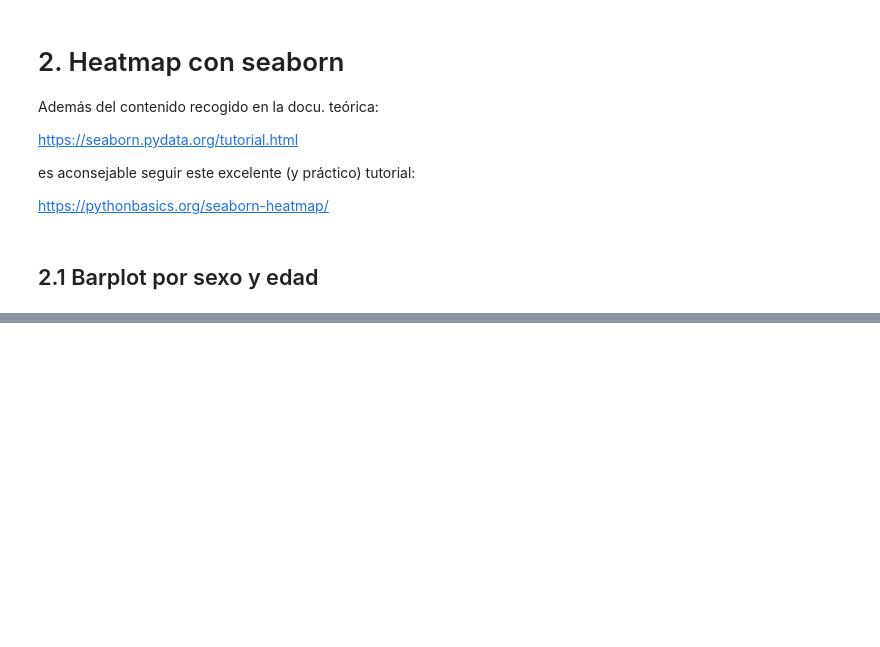
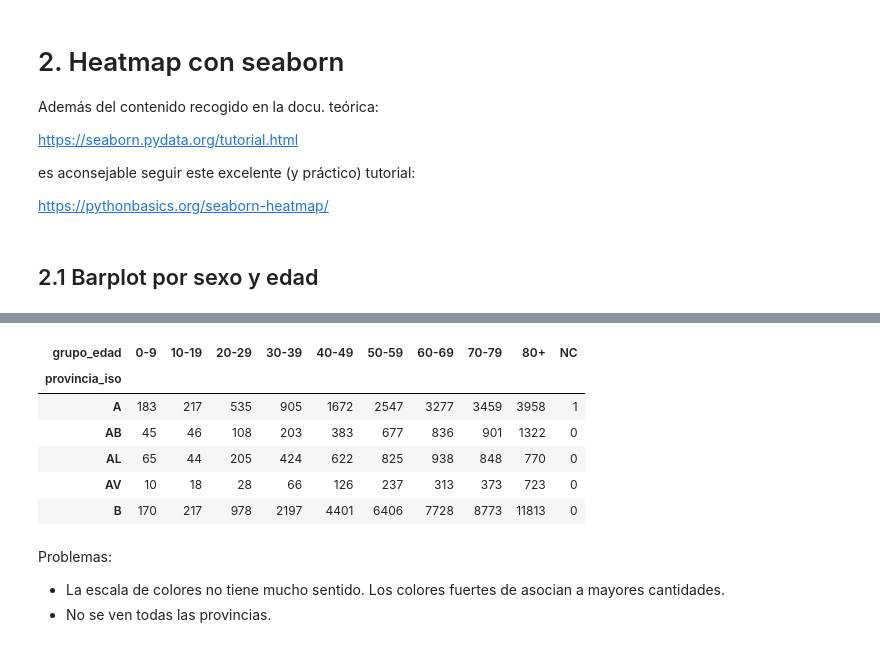
Before and after one commit to alimay01/Advanced-Visual, a Jupyter notebook: 03_seaborn_ejemplo_COVID.ipynb, the cells around one changed output, grey strips where cells are left out. Cells and saved outputs as stored; diff of their text form; code cells hidden in the pictures; blank space fills up the shorter version.

```diff
--- a/03_seaborn_ejemplo_COVID.ipynb
+++ b/03_seaborn_ejemplo_COVID.ipynb
@@ -83,3 +102,17 @@ ax = sns.heatmap(covid2_hosp)
+# %%
+covid2_hosp.head()
+# %% [output]
+| grupo_edad | 0-9 | 10-19 | 20-29 | 30-39 | 40-49 | 50-59 | 60-69 | 70-79 | 80+ | NC |
+| provincia_iso |  |  |  |  |  |  |  |  |  |  |
+| A | 183 | 217 | 535 | 905 | 1672 | 2547 | 3277 | 3459 | 3958 | 1 |
+| AB | 45 | 46 | 108 | 203 | 383 | 677 | 836 | 901 | 1322 | 0 |
+| AL | 65 | 44 | 205 | 424 | 622 | 825 | 938 | 848 | 770 | 0 |
+| AV | 10 | 18 | 28 | 66 | 126 | 237 | 313 | 373 | 723 | 0 |
+| B | 170 | 217 | 978 | 2197 | 4401 | 6406 | 7728 | 8773 | 11813 | 0 |
+# %% [markdown]
+Problemas:
+- La escala de colores no tiene mucho sentido. Los colores fuertes de asocian a mayores cantidades.
+- No se ven todas las provincias.
 # %%
 fig, ax = plt.subplots(figsize=(15,15))         # Sample figsize in inches
 ax = sns.heatmap(covid2_hosp)
```
Also changed, not shown: parts of 18 cells of this notebook.
